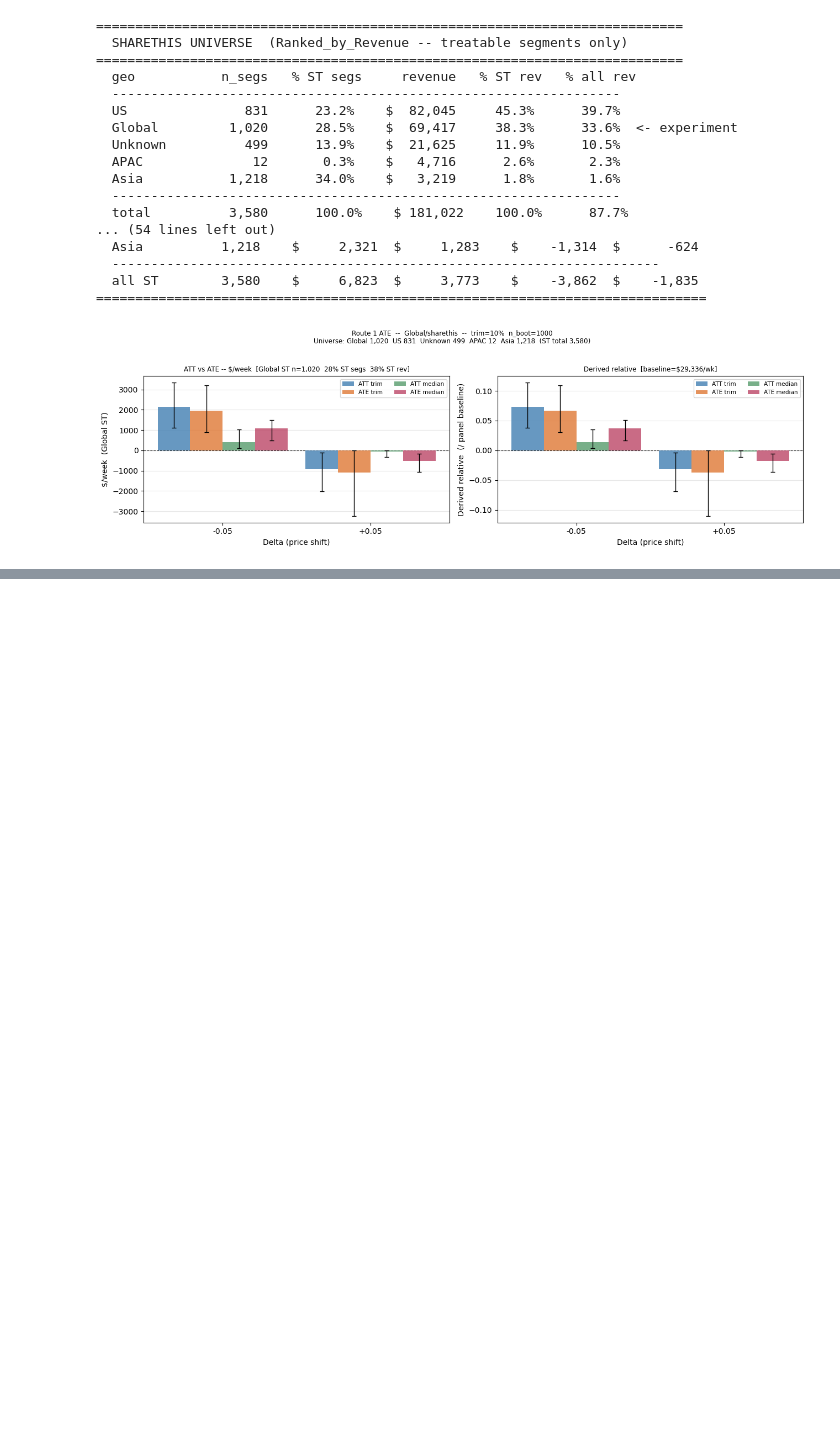
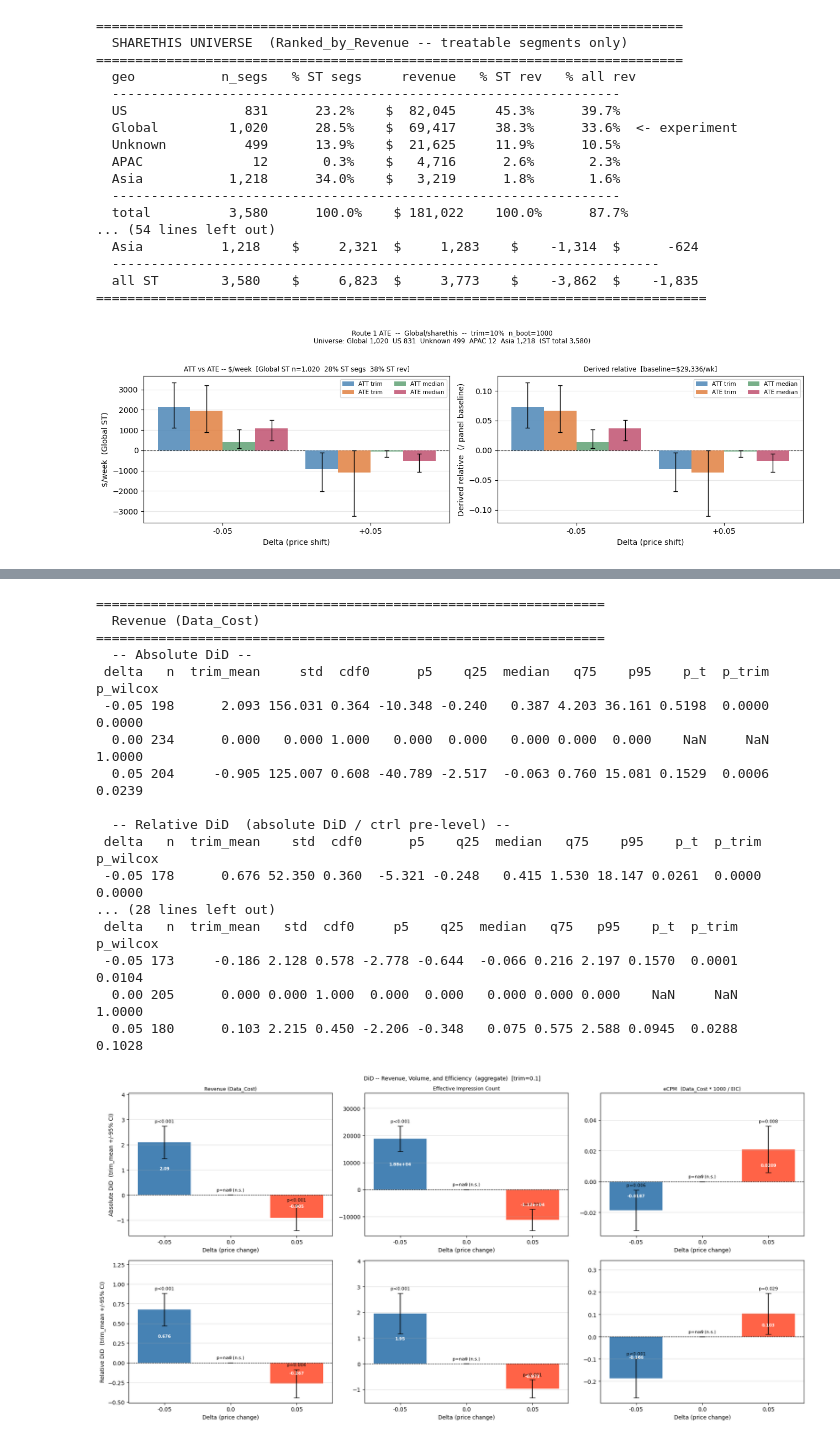
Before and after one commit to ravi-sharethis/python-notebooks, a Jupyter notebook: TTD3_Pricing.ipynb, the cells around one changed output, grey strips where cells are left out. Cells and saved outputs as stored; diff of their text form; code cells hidden in the pictures; blank space fills up the shorter version.

Commit message:
added ecpm / impression trade off to TTD3_Pricing

```diff
--- a/TTD3_Pricing.ipynb
+++ b/TTD3_Pricing.ipynb
@@ -1407,0 +1573,55 @@ plt.show()
+# %%
+# ── Aggregate summary: stats tables + 2x3 chart ─────────────────────────────
+# Columns: Revenue (Data_Cost) | EIC | eCPM
+# Rows:    absolute DiD (top)  | relative DiD (bottom)
+
+# All three metrics use did_vol so they share the same segments and bucket column.
+# Revenue columns (did, did_rel) were merged into did_vol in the build cell above.
+_all_metrics = [
+    (did_vol, 'did_rev',  'did_rev_rel',  'Revenue (Data_Cost)'),
+    (did_vol, 'did_eic',  'did_eic_rel',  'Effective Impression Count'),
+    (did_vol, 'did_ecpm', 'did_ecpm_rel', 'eCPM  (Data_Cost * 1000 / EIC)'),
+]
+
+for df, abs_col, rel_col, name in _all_metrics:
+    print(f"\n{'=' * 65}")
+    print(f"  {name}")
+    print(f"{'=' * 65}")
+    print("  -- Absolute DiD --")
+    print(desc_stats_trim(df, abs_col).to_string(index=False))
+    print("\n  -- Relative DiD  (absolute DiD / ctrl pre-level) --")
+    print(desc_stats_trim(df, rel_col).to_string(index=False))
+
+fig, axes = plt.subplots(2, 3, figsize=(18, 9))
+for col_idx, (df, abs_col, rel_col, name) in enumerate(_all_metrics):
+    for row_idx, (dcol, version) in enumerate([(abs_col, 'Absolute'), (rel_col, 'Relative')]):
+        ax = axes[row_idx][col_idx]
+        plot_did_bars(ax, df, dcol, metric='mean', trim=_TRIM)
+        ax.set_xlabel('Delta (price change)')
+        if row_idx == 0:
+            ax.set_title(name, fontsize=9)
+        if col_idx == 0:
+            ax.set_ylabel(f'{version} DiD  (trim_mean +/-95% CI)')
+
+fig.suptitle(f'DiD -- Revenue, Volume, and Efficiency  (aggregate)  [trim={_TRIM}]', fontsize=10)
+plt.tight_layout()
+plt.show()
+# %% [output]
+=================================================================
+  Revenue (Data_Cost)
+=================================================================
+  -- Absolute DiD --
+ delta   n  trim_mean     std  cdf0      p5    q25  median   q75    p95    p_t  p_trim  p_wilcox
+ -0.05 198      2.093 156.031 0.364 -10.348 -0.240   0.387 4.203 36.161 0.5198  0.0000    0.0000
+  0.00 234      0.000   0.000 1.000   0.000  0.000   0.000 0.000  0.000    NaN     NaN    1.0000
+  0.05 204     -0.905 125.007 0.608 -40.789 -2.517  -0.063 0.760 15.081 0.1529  0.0006    0.0239
+
+  -- Relative DiD  (absolute DiD / ctrl pre-level) --
+ delta   n  trim_mean    std  cdf0      p5    q25  median   q75    p95    p_t  p_trim  p_wilcox
+ -0.05 178      0.676 52.350 0.360  -5.321 -0.248   0.415 1.530 18.147 0.0261  0.0000    0.0000
+... (28 lines left out)
+ delta   n  trim_mean   std  cdf0     p5    q25  median   q75   p95    p_t  p_trim  p_wilcox
+ -0.05 173     -0.186 2.128 0.578 -2.778 -0.644  -0.066 0.216 2.197 0.1570  0.0001    0.0104
+  0.00 205      0.000 0.000 1.000  0.000  0.000   0.000 0.000 0.000    NaN     NaN    1.0000
+  0.05 180      0.103 2.215 0.450 -2.206 -0.348   0.075 0.575 2.588 0.0945  0.0288    0.1028
+[figure, added]
```
Also changed, not shown: parts of 12 cells of this notebook.
